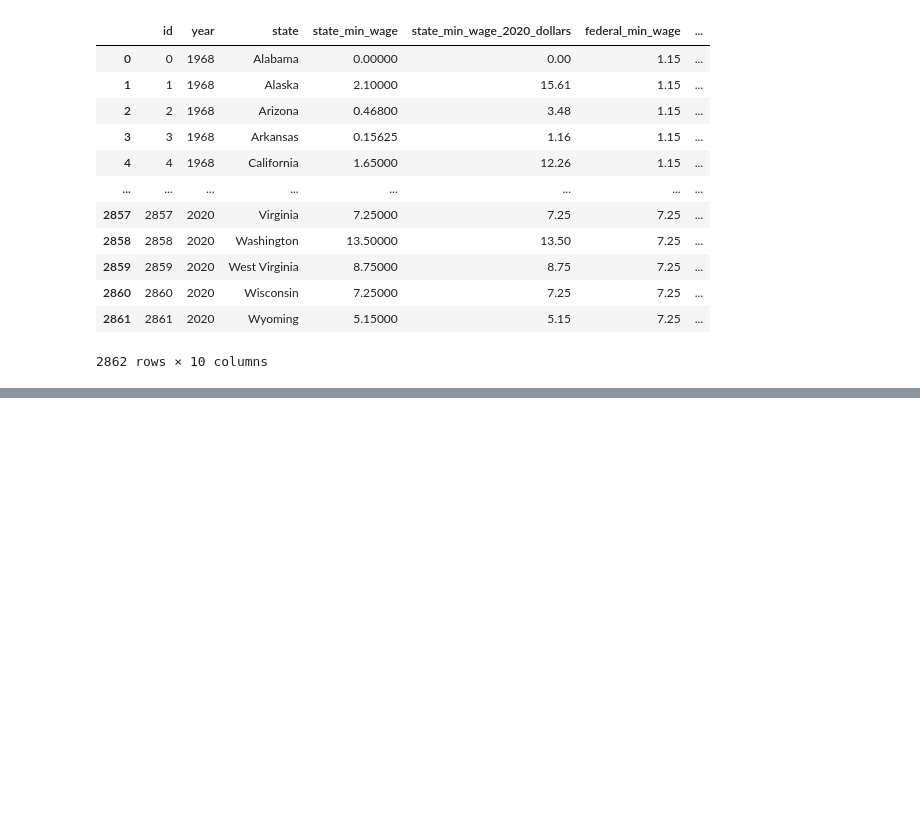
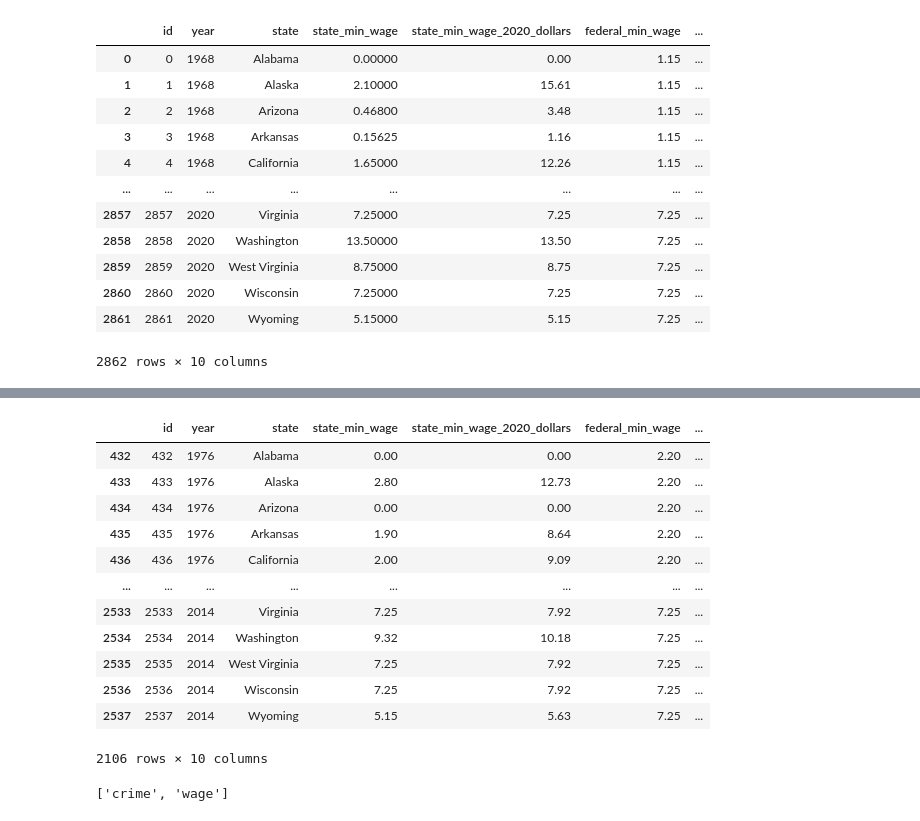
Before and after one commit to lauragabrielson/ETL_Project, a Jupyter notebook: ETL_Project.ipynb, the cells around one changed output, grey strips where cells are left out. Drawn from its saved outputs; the diff is of its cells as text; code cells hidden in the pictures; blank space fills up the shorter version.

```diff
--- a/Untitled.ipynb
+++ b/ETL_Project.ipynb
@@ -81,6 +82,9 @@ crime_state_df
 | 1987 | 1987 | 2013 | Wyoming | 583223 | 4.725 | 207.8 | 2.9 | 24.7 | 12.7 | ... |
 | 1988 | 1988 | 2014 | Wyoming | 584153 | 4.158 | 195.5 | 2.7 | 21.6 | 9.1 | ... |
 1989 rows × 14 columns
+# %%
+max_year_crime = crime_state_df["year"].max()
+min_year_crime = crime_state_df["year"].min()
 # %%
 wage_df.reset_index(inplace=True)
 wage_df.rename(columns={"index": "id", "State": "state", "Year": "year", "State.Minimum.Wage": "state_min_wage",
@@ -109,0 +134,17 @@ wage_df
+# %%
+new_wage = wage_df.loc[(wage_df['year']<=max_year_crime) & (wage_df['year']>=min_year_crime)]
+new_wage
+# %% [output]
+|  | id | year | state | state_min_wage | state_min_wage_2020_dollars | federal_min_wage | ... |
+| 432 | 432 | 1976 | Alabama | 0.00 | 0.00 | 2.20 | ... |
+| 433 | 433 | 1976 | Alaska | 2.80 | 12.73 | 2.20 | ... |
+| 434 | 434 | 1976 | Arizona | 0.00 | 0.00 | 2.20 | ... |
+| 435 | 435 | 1976 | Arkansas | 1.90 | 8.64 | 2.20 | ... |
+| 436 | 436 | 1976 | California | 2.00 | 9.09 | 2.20 | ... |
+| ... | ... | ... | ... | ... | ... | ... | ... |
+| 2533 | 2533 | 2014 | Virginia | 7.25 | 7.92 | 7.25 | ... |
+| 2534 | 2534 | 2014 | Washington | 9.32 | 10.18 | 7.25 | ... |
+| 2535 | 2535 | 2014 | West Virginia | 7.25 | 7.92 | 7.25 | ... |
+| 2536 | 2536 | 2014 | Wisconsin | 7.25 | 7.92 | 7.25 | ... |
+| 2537 | 2537 | 2014 | Wyoming | 5.15 | 5.63 | 7.25 | ... |
+2106 rows × 10 columns
@@ -109,0 +154,5 @@ wage_df
+# %%
+# Confirm tables
+engine.table_names()
+# %% [output]
+['crime', 'wage']
```
Also changed, not shown: parts of 6 cells of this notebook, 3 other files.
